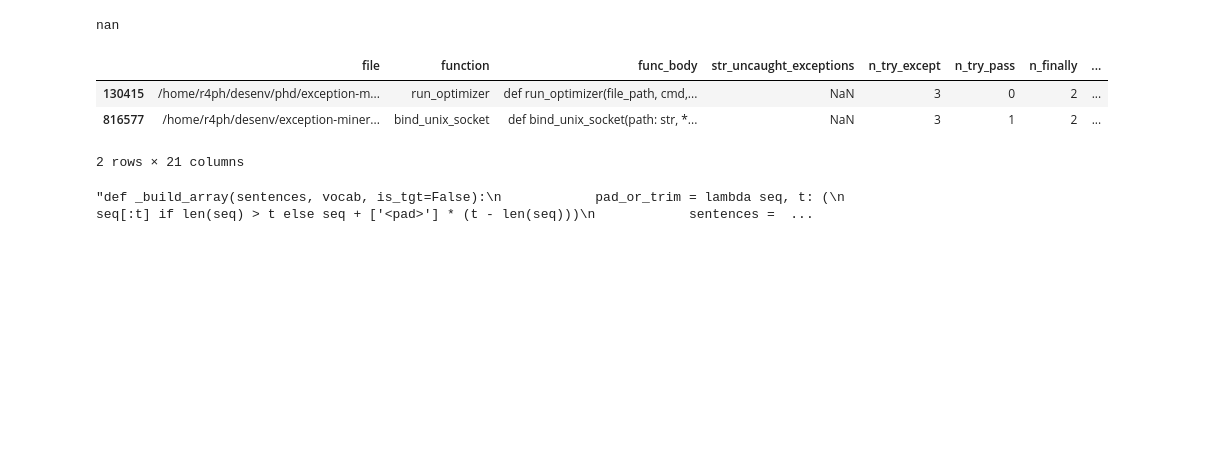
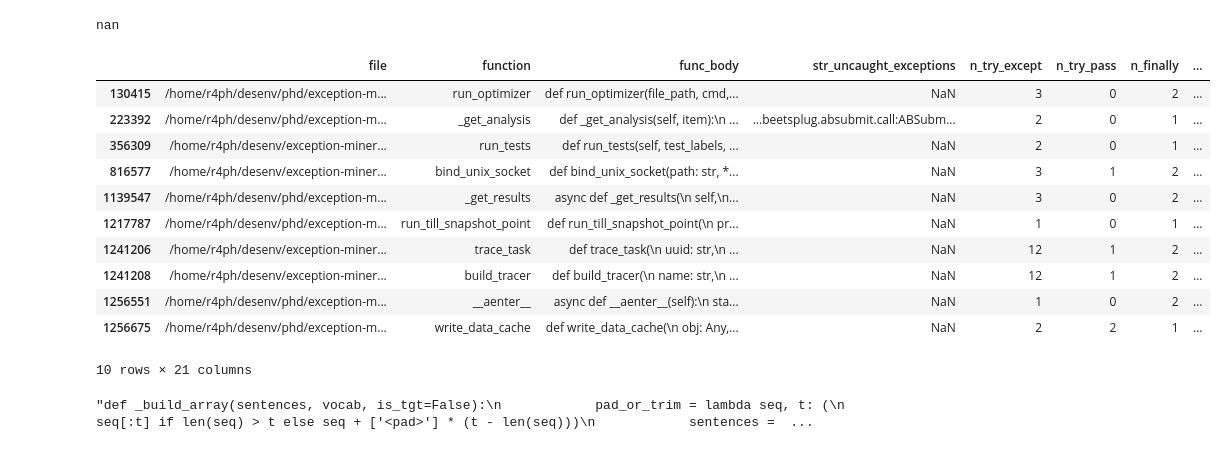
Before and after one commit to r4phael/exception-miner, a Jupyter notebook: notebooks/eh_py_analysis.ipynb, the cells around one changed output. Saved outputs shown, nothing was run; the diff lists cells and outputs as text; code cells hidden in the pictures; blank space fills up the shorter version.

Commit message:
Adjusts in analysis

```diff
--- a/notebooks/eh_py_analysis.ipynb
+++ b/notebooks/eh_py_analysis.ipynb
@@ -196,12 +196,20 @@ df.iloc[428,:].str_except_identifiers
 # %% [output]
 nan
 # %%
-df[df['n_bare_raise_finally'] > 1]#.count()
+df[df['n_bare_raise_finally'] >= 1]#.count()
 # %% [output]
 |  | file | function | func_body | str_uncaught_exceptions | n_try_except | n_try_pass | n_finally | ... |
 | 130415 | /home/r4ph/desenv/phd/exception-m... | run_optimizer | def run_optimizer(file_path, cmd,... | NaN | 3 | 0 | 2 | ... |
+| 223392 | /home/r4ph/desenv/phd/exception-m... | _get_analysis | def _get_analysis(self, item):\n ... | ...beetsplug.absubmit.call:ABSubm... | 2 | 0 | 1 | ... |
+| 356309 | /home/r4ph/desenv/exception-miner... | run_tests | def run_tests(self, test_labels, ... | NaN | 2 | 0 | 1 | ... |
 | 816577 | /home/r4ph/desenv/exception-miner... | bind_unix_socket | def bind_unix_socket(path: str, *... | NaN | 3 | 1 | 2 | ... |
+| 1139547 | /home/r4ph/desenv/phd/exception-m... | _get_results | async def _get_results(\n self,\n... | NaN | 3 | 0 | 2 | ... |
+| 1217787 | /home/r4ph/desenv/phd/exception-m... | run_till_snapshot_point | def run_till_snapshot_point(\n pr... | NaN | 1 | 0 | 1 | ... |
+| 1241206 | /home/r4ph/desenv/exception-miner... | trace_task | def trace_task(\n uuid: str,\n ... | NaN | 12 | 1 | 2 | ... |
+| 1241208 | /home/r4ph/desenv/exception-miner... | build_tracer | def build_tracer(\n name: str,\n ... | NaN | 12 | 1 | 2 | ... |
+| 1256551 | /home/r4ph/desenv/phd/exception-m... | __aenter__ | async def __aenter__(self):\n sta... | NaN | 1 | 0 | 2 | ... |
+| 1256675 | /home/r4ph/desenv/phd/exception-m... | write_data_cache | def write_data_cache(\n obj: Any,... | NaN | 2 | 2 | 1 | ... |
-2 rows × 21 columns
+10 rows × 21 columns
 # %%
 df.iloc[500, :].func_body
 # %% [output]
```
Also changed, not shown: parts of 6 cells of this notebook, 21 other files.
